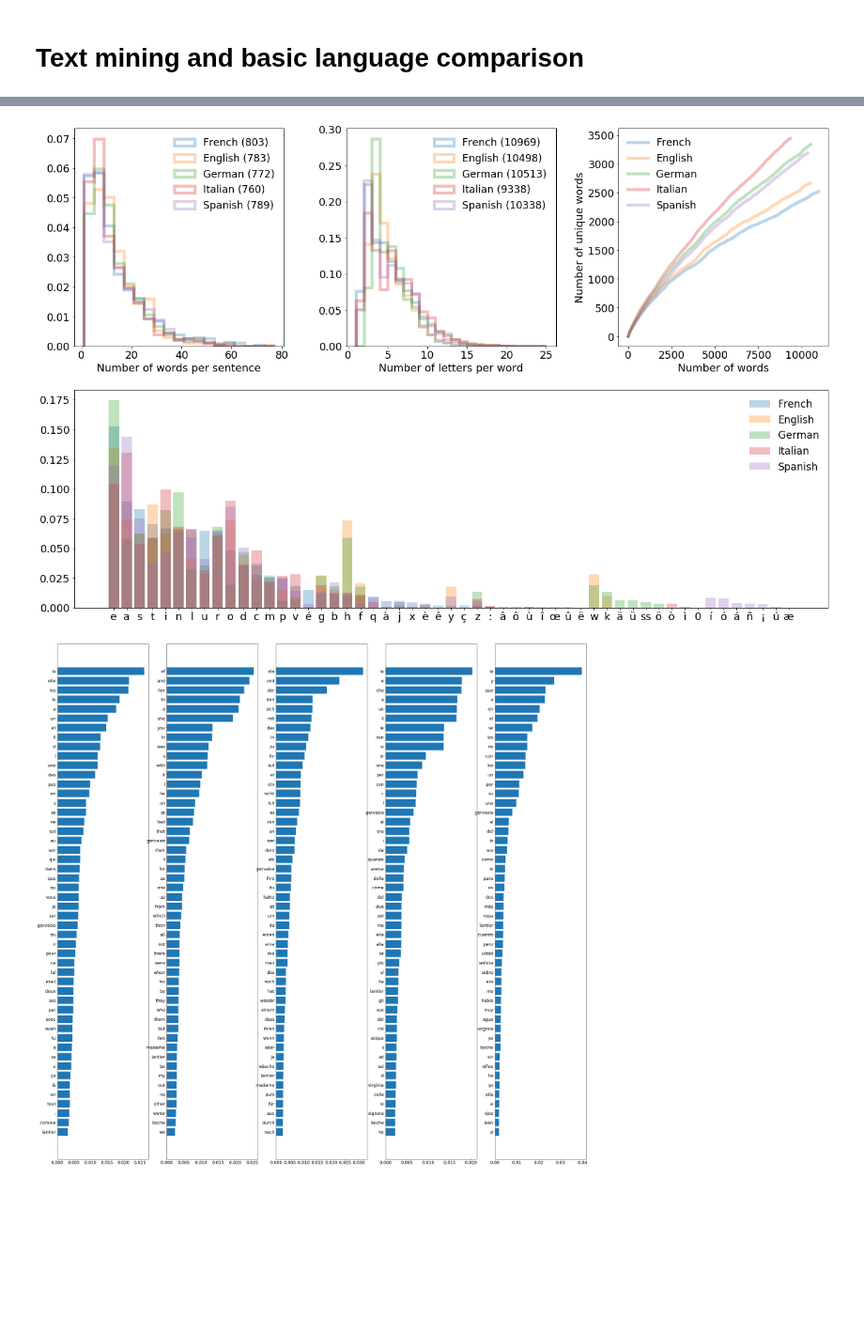
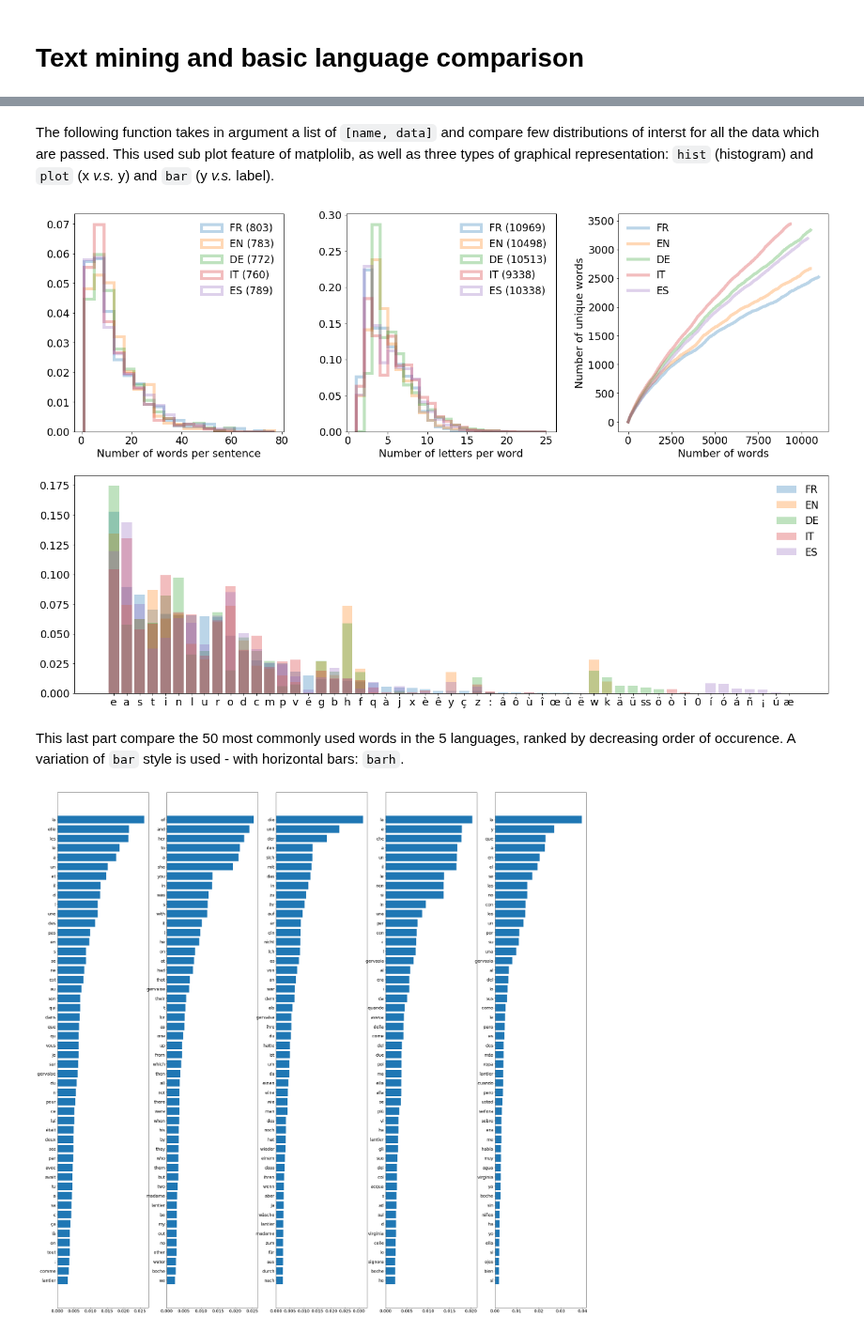
Before and after one commit to rmadar/lecture-python, a Jupyter notebook: projects/1-TextAnalysis.ipynb, the cells around one changed output, grey strips where cells are left out. Shown at 94% size. Saved outputs shown, nothing was run; the diff lists cells and outputs as text; code cells hidden in the pictures; blank space fills up the shorter version.

```diff
--- a/projects/1-TextAnalysis.ipynb
+++ b/projects/1-TextAnalysis.ipynb
@@ -8,0 +265,12 @@ import matplotlib.pyplot as plt
+# %%
+def get_clean_sentences(fname):
+    t = get_text(fname)
+    s = get_sentences(t)
+    return clean_sentences(s)
+
+def get_text_data(fname):
+    data = {}
+    data['sentences'] = get_clean_sentences(fname)
+    data['words'] = get_words_from_sentences(data['sentences'])
+    data['letters'] = get_letters_from_sentences(data['sentences'])
+    return data
@@ -8,0 +295,9 @@ import matplotlib.pyplot as plt
+# %%
+all_data = [data_fr, data_en, data_de, data_it, data_es]
+all_name = ['FR', 'EN', 'DE', 'IT', 'ES']
+
+# Example of averaged sentence length
+for n, d in zip(all_name, all_data):
+    nw = count_words_per_sentences(d['sentences'])
+    nw = sum(nw)/len(nw)
+    print('{}: {:.2f} words/sentence'.format(n, nw))
@@ -8,0 +314,14 @@ import matplotlib.pyplot as plt
+# %%
+# Count the number of unique words as function ot total words
+def count_cumulative_words(words):
+    Ntot = len(words)
+    return [len(Counter(words[:i])) for i in range(0, len(words))]
+
+# Add this information to a dictionnary
+def add_cumul_words(data):
+    data['cumul_words'] = count_cumulative_words(data['words'])
+    return
+
+# Add to all data we have so far
+for d in all_data:
+    add_cumul_words(d)
@@ -108,5 +345,10 @@ data_es = get_text_data('../data/LAssommoir_es.txt')
+# %% [markdown]
+The following function takes in argument a list of `[name, data]` and compare few distributions of interst for all the data which are passed. This used sub plot feature of matplolib, as well as three types of graphical representation: `hist` (histogram) and `plot` (x *v.s.* y) and `bar` (y *v.s.* label).
 # %%
 def plot_text_data(*args):
+    '''
+    *arg is a list of [name, data] for each language.
+    '''
 
     # Prepare the canvas to plot the results
     plt.figure(figsize=(23, 15))
@@ -156,12 +398,12 @@ def plot_text_data(*args):
         ax4.legend()
 
     return
-# %%
-plot_text_data(['French', data_fr],
-               ['English', data_en],
-               ['German', data_de],
-               ['Italian', data_it],
-               ['Spanish', data_es])
-# %% [output]
-[figure, removed]
+# %%
+# Plot all
+all_name_data = [[n, d] for n, d in zip(all_name, all_data)]
+plot_text_data(*all_name_data)
+# %% [output]
+[figure, added]
+# %% [markdown]
+This last part compare the 50 most commonly used words in the 5 languages, ranked by decreasing order of occurence. A variation of `bar` style is used - with horizontal bars: `barh`.
 # %%
```
Also changed, not shown: parts of 48 cells of this notebook.
